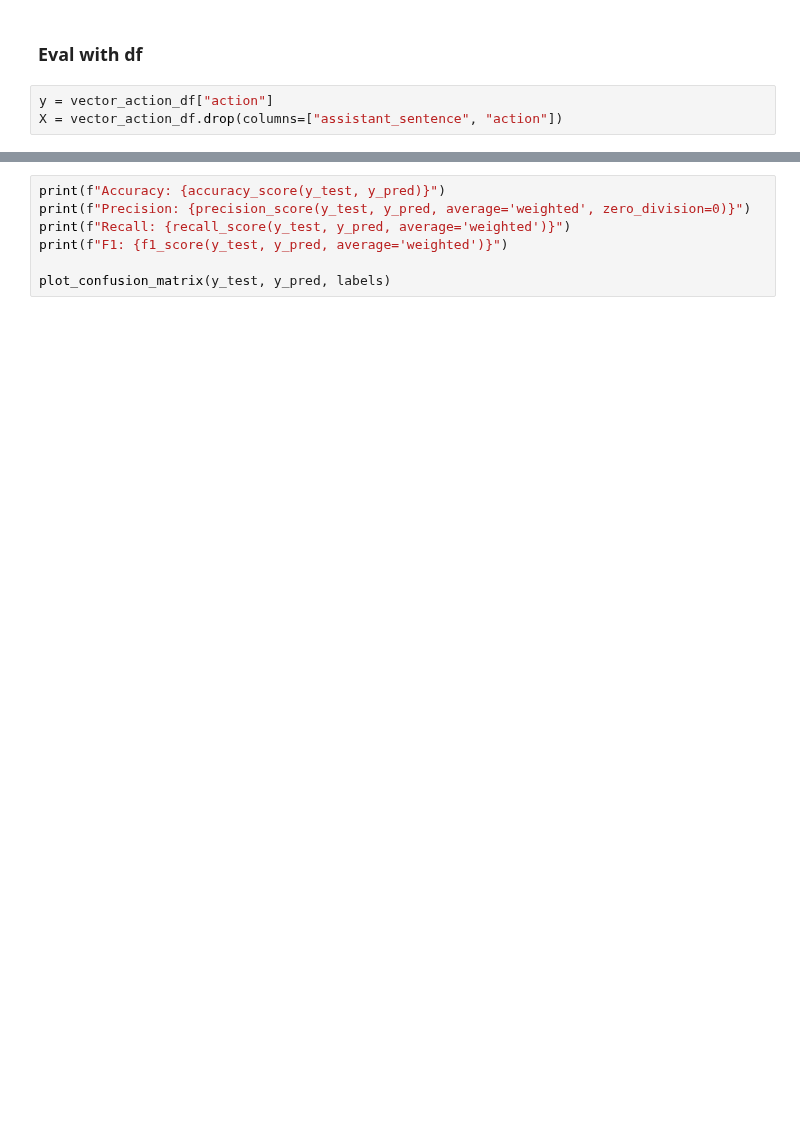
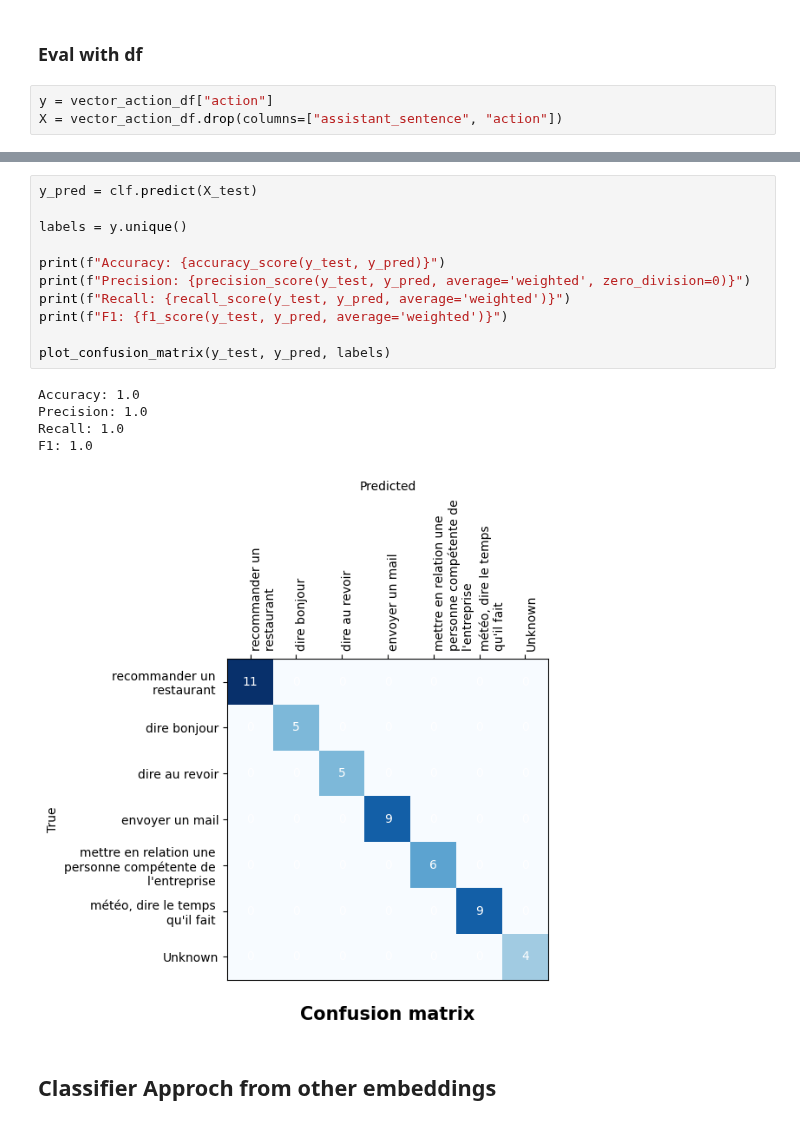
Before and after one commit to eliot-christon/robot-speech-to-speech, a Jupyter notebook: Tools/Evaluation/T4/eval.ipynb, the cells around one changed output, grey strips where cells are left out. Cells and saved outputs as stored; diff of their text form; blank space fills up the shorter version.

```diff
--- a/Tools/Evaluation/T4/eval.ipynb
+++ b/Tools/Evaluation/T4/eval.ipynb
@@ -272,7 +272,19 @@ clf.fit(X_train, y_train)
 # %%
+y_pred = clf.predict(X_test)
+
+labels = y.unique()
+
 print(f"Accuracy: {accuracy_score(y_test, y_pred)}")
 print(f"Precision: {precision_score(y_test, y_pred, average='weighted', zero_division=0)}")
 print(f"Recall: {recall_score(y_test, y_pred, average='weighted')}")
 print(f"F1: {f1_score(y_test, y_pred, average='weighted')}")
 
 plot_confusion_matrix(y_test, y_pred, labels)
+# %% [output]
+Accuracy: 1.0
+Precision: 1.0
+Recall: 1.0
+F1: 1.0
+[figure, added]
+# %% [markdown]
+## Classifier Approch from other embeddings
```
Also changed, not shown: parts of 6 cells of this notebook.
